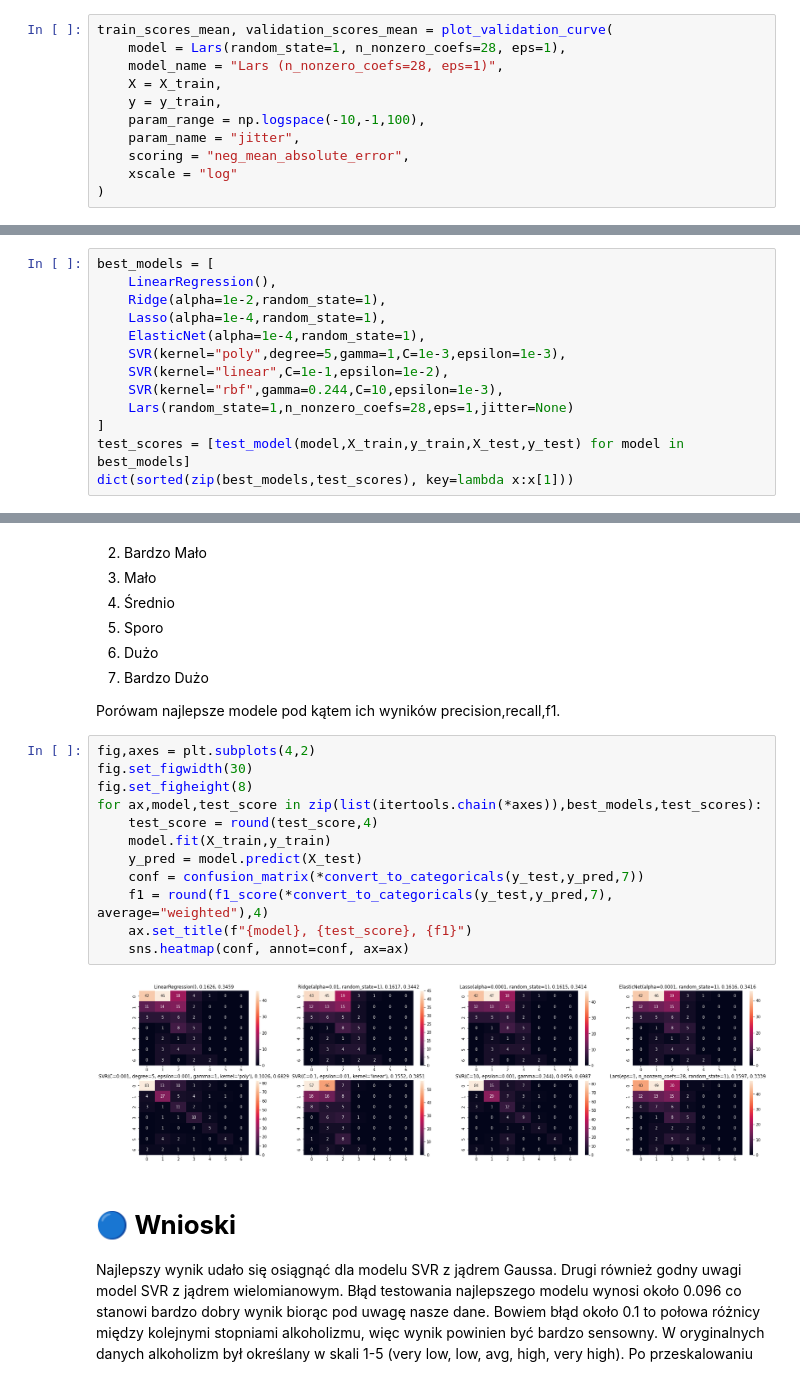
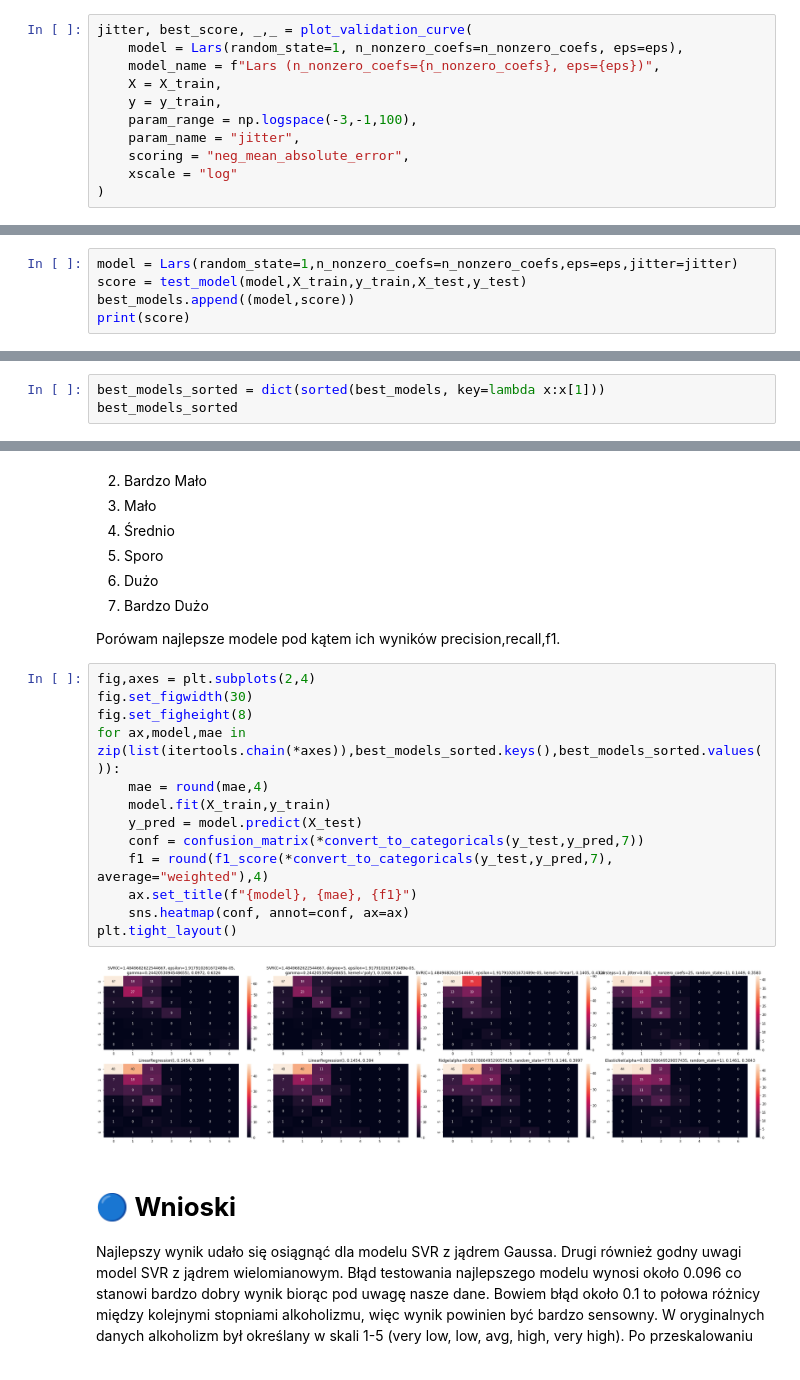
Before and after one commit to matlaczj/Predictive-Modeling-for-Student-Alcohol-Consumption, a Jupyter notebook: Projekt/projekt.ipynb, the cells around one changed output, grey strips where cells are left out. Saved outputs shown, nothing was run; the diff lists cells and outputs as text.

```diff
--- a/Projekt/projekt.ipynb
+++ b/Projekt/projekt.ipynb
@@ -341,10 +464,10 @@ train_scores_mean, validation_scores_mean = plot_validation_curve(
 # %%
-train_scores_mean, validation_scores_mean = plot_validation_curve(
-    model = Lars(random_state=1, n_nonzero_coefs=28, eps=1),
-    model_name = "Lars (n_nonzero_coefs=28, eps=1)",
+jitter, best_score, _,_ = plot_validation_curve(
+    model = Lars(random_state=1, n_nonzero_coefs=n_nonzero_coefs, eps=eps),
+    model_name = f"Lars (n_nonzero_coefs={n_nonzero_coefs}, eps={eps})",
     X = X_train,
     y = y_train,
-    param_range = np.logspace(-10,-1,100),
+    param_range = np.logspace(-3,-1,100),
     param_name = "jitter",
     scoring = "neg_mean_absolute_error",
     xscale = "log"
@@ -353,0 +478,5 @@ train_scores_mean, validation_scores_mean = plot_validation_curve(
+# %%
+model = Lars(random_state=1,n_nonzero_coefs=n_nonzero_coefs,eps=eps,jitter=jitter)
+score = test_model(model,X_train,y_train,X_test,y_test)
+best_models.append((model,score))
+print(score)
@@ -354,16 +485,3 @@ train_scores_mean, validation_scores_mean = plot_validation_curve(
 # %% [markdown]
 # 🟢 **Najlepsze Modele**
 Wybrane ręcznie najlepsze modele.
-# %%
-best_models = [
-    LinearRegression(),
-    Ridge(alpha=1e-2,random_state=1),
-    Lasso(alpha=1e-4,random_state=1),
-    ElasticNet(alpha=1e-4,random_state=1),
-    SVR(kernel="poly",degree=5,gamma=1,C=1e-3,epsilon=1e-3),
-    SVR(kernel="linear",C=1e-1,epsilon=1e-2),
-    SVR(kernel="rbf",gamma=0.244,C=10,epsilon=1e-3),
-    Lars(random_state=1,n_nonzero_coefs=28,eps=1,jitter=None)
-]
-test_scores = [test_model(model,X_train,y_train,X_test,y_test) for model in best_models]
-dict(sorted(zip(best_models,test_scores), key=lambda x:x[1]))
@@ -378,0 +488,3 @@ dict(sorted(zip(best_models,test_scores), key=lambda x:x[1]))
+# %%
+best_models_sorted = dict(sorted(best_models, key=lambda x:x[1]))
+best_models_sorted
@@ -390,18 +514,19 @@ Z rozumienia zbioru danych wyłaniam 7 kategorii atrybutu opisywanego "alc": <br
 </ol>
 Porówam najlepsze modele pod kątem ich wyników precision,recall,f1.
 # %%
-fig,axes = plt.subplots(4,2)
+fig,axes = plt.subplots(2,4)
 fig.set_figwidth(30)
 fig.set_figheight(8)
-for ax,model,test_score in zip(list(itertools.chain(*axes)),best_models,test_scores):
-    test_score = round(test_score,4)
+for ax,model,mae in zip(list(itertools.chain(*axes)),best_models_sorted.keys(),best_models_sorted.values()):
+    mae = round(mae,4)
     model.fit(X_train,y_train)
     y_pred = model.predict(X_test)
     conf = confusion_matrix(*convert_to_categoricals(y_test,y_pred,7))
     f1 = round(f1_score(*convert_to_categoricals(y_test,y_pred,7), average="weighted"),4)
-    ax.set_title(f"{model}, {test_score}, {f1}")
+    ax.set_title(f"{model}, {mae}, {f1}")
     sns.heatmap(conf, annot=conf, ax=ax)
+plt.tight_layout()
 # %% [output]
-[figure, old version]
+[figure, new version]
 # %% [markdown]
 # 🔵 **Wnioski**
```
Also changed, not shown: parts of 38 cells of this notebook, 1 other file.
